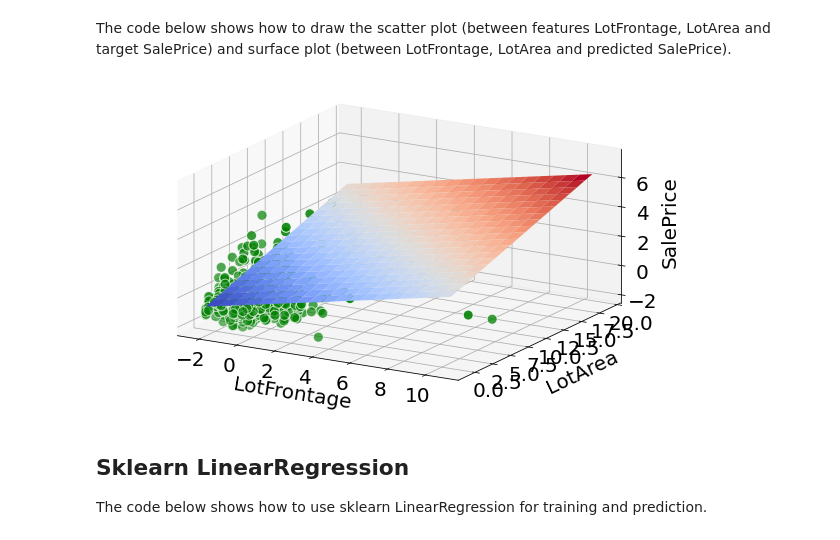
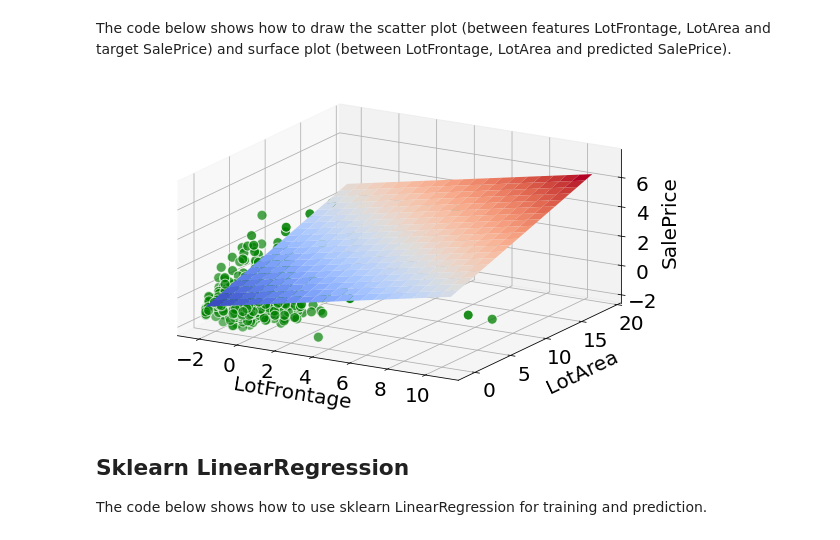
Before and after one commit to nehat312/teaching, a Jupyter notebook: gwu/machine_learning_I/fall_2020/code/p2_shallow_learning/p2_c2_supervised_learning/p2_c2_s1_linear_regression/code_example/code_example.ipynb, the cells around one changed output. Drawn from its saved outputs; the diff is of its cells as text; code cells hidden in the pictures.

```diff
--- a/gwu/machine_learning_I/fall_2020/code/p2_shallow_learning/p2_c2_supervised_learning/p2_c2_s1_linear_regression/code_example/code_example.ipynb
+++ b/gwu/machine_learning_I/fall_2020/code/p2_shallow_learning/p2_c2_supervised_learning/p2_c2_s1_linear_regression/code_example/code_example.ipynb
@@ -642,34 +641,35 @@ fig = plt.figure(figsize=(8.6, 5))
 # Create the axes
 ax = plt.axes(projection='3d', proj_type='ortho')
 
 # Get x and y axes (LotFrontage and LotArea)
 x, y = np.meshgrid(np.linspace(X_train[['LotFrontage']].min(), X_train[['LotFrontage']].max(), 20),
                    np.linspace(X_train[['LotArea']].min(), X_train[['LotArea']].max(), 20))
 
 # Get z axis (predicted SalePrice)
 z = lr_multiple.predict(np.hstack((x.reshape(-1, 1), y.reshape(-1, 1))))
 
 # The surface plot between x, y and z
 ax.plot_surface(x, y, z.reshape(x.shape), cmap=cm.coolwarm)
 
 # The scatter plot between LotFrontage, LotArea and target
 ax.scatter3D(X_train[['LotFrontage']], X_train[['LotArea']], y_train, color='green', edgecolor='white', s=100);
 
 # Set x-axis
 ax.set_xlabel('LotFrontage', labelpad=15)
 
 # Set y-axis
 ax.set_ylabel('LotArea', labelpad=15)
+ax.set_yticks([0, 5, 10, 15, 20])
 
 # Set z-axis
 ax.set_zlabel('SalePrice', labelpad=5)
 
 # Save and show the figure
 plt.tight_layout()
 plt.savefig(abspath_curr + 'result/figure/multiple_linear_regression_LotFrontage_LotArea_SalePrice.pdf')
 plt.show()
 # %% [output]
-[figure, old version]
+[figure, new version]
 # %% [markdown]
 ## Sklearn LinearRegression
 The code below shows how to use sklearn LinearRegression for training and prediction.
```
Also changed, not shown: parts of 3 cells of this notebook, 4 other files.
